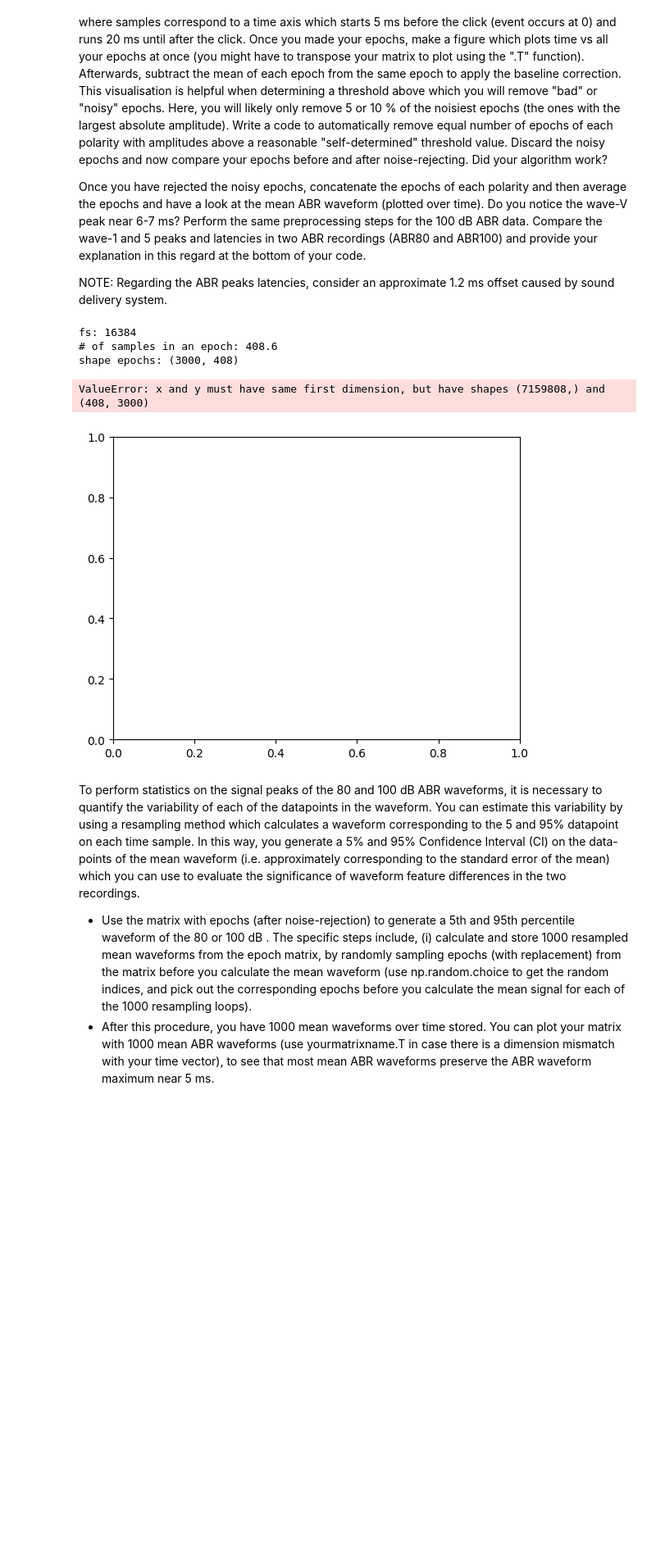
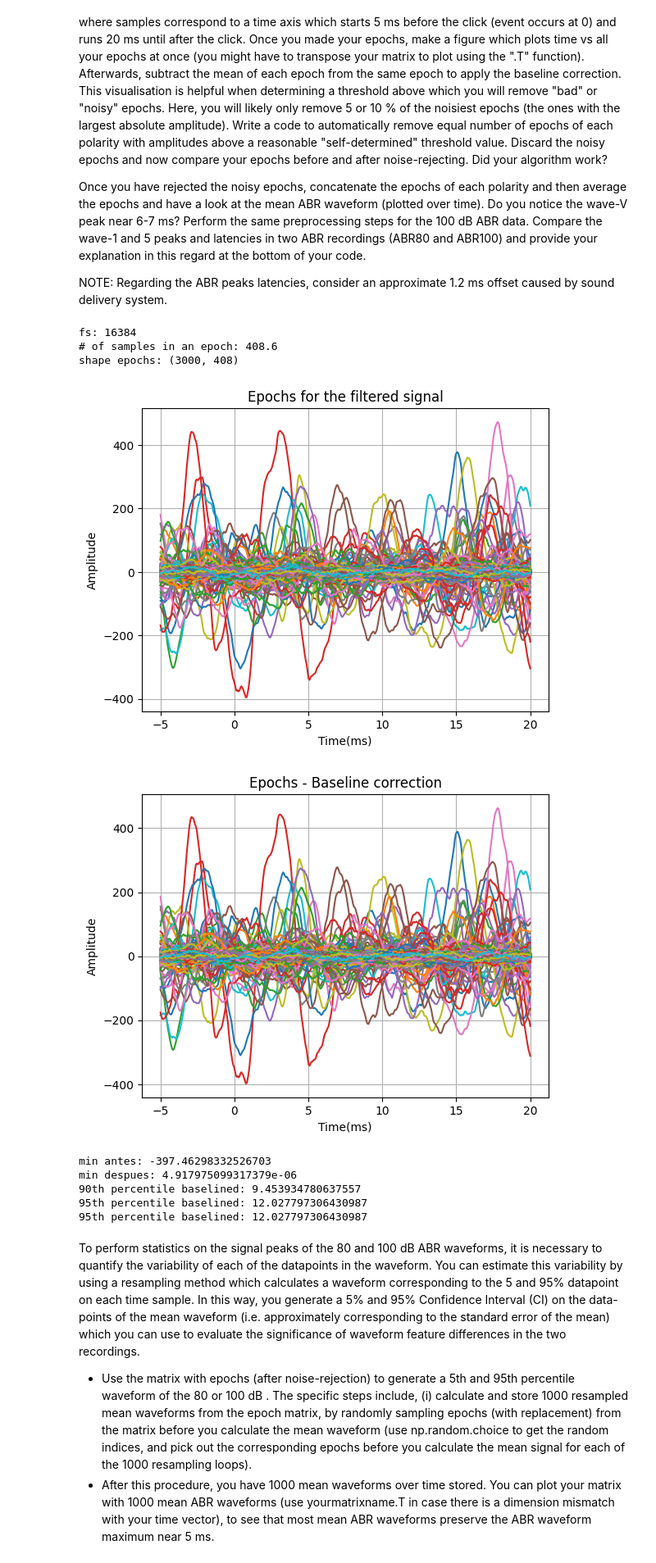
Before and after one commit to cesarz10/Auditory-computation, a Jupyter notebook: AudCompLab2_2022/Exercise_2022.ipynb, the cells around one changed output. Shown at 82% size. Cells and saved outputs as stored; diff of their text form; code cells hidden in the pictures; blank space fills up the shorter version.

```diff
--- a/AudCompLab2_2022/Exercise_2022.ipynb
+++ b/AudCompLab2_2022/Exercise_2022.ipynb
@@ -180,47 +196,77 @@ NOTE: Regarding the ABR peaks latencies, consider an approximate 1.2 ms offset c
 - Cut signal: 5ms before trigger onset (indx events) up to 20ms after trigger event. DONE
 - Count the number of events you will have (len(indx)) and make a matrix with dimensions (len(indx) x samples) DONE
     -> samples: time axis which starts 5ms before click until 20ms after the click # DONE
-- When epochs are done, plot time vs all the epochs at once (may have to transpose matrix with .T function)
-- Subtract the mean of each epoch from the same epoch to apply baseline correction
+- When epochs are done, plot time vs all the epochs at once (may have to transpose matrix with .T function) DONE
+- Subtract the mean of each epoch from the same epoch to apply baseline correction. DONE
 - Write a code to automatically remove equal number of epochs of each polarity with amplitudes above a reasonable "self determined"
-  threshold value
+  threshold value (?) -> of each polarity?
 - discard the noisy epochs and compare your epochs before and after noise-rejecting. did it work?
 
 - After rejecting noisy epochs, concatenate the epochs of each polarity and then average the epochs and look at the mean ABR waveform (over time)
 - Do you notice the wave-V peak near 6-7ms?, provide your explanation in this regard at the bottom of your code
 
         -- Regarding the ABR peaks latencies, onsider an approximate 1.2ms offset caused by sound delivery system --
 '''
 
 # print(indx_80)
 # print(max(time))
 print(f"fs: {FS}")
 FSm = FS / 1000
 nsamples_epoch = (25*FSm)-1 # int is 410
 print(f"# of samples in an epoch: {nsamples_epoch}")
 
 epochs = np.zeros([len(indx_80), int(nsamples_epoch)]) # rows x columns -> len(indx) x samples
+time_epoch = np.linspace(-5, 20, 408)
+
 print(f"shape epochs: {epochs.shape}") # 3000 triggers, 410 samples in 25ms
 
 # creating epochs matrix
 for i in range(len(indx_80)):
     click = indx_80[i]
     epochs[i] = Filtered_sig[click - int(5*FSm): click + int(20*FSm)] # from (click - 5ms) to (click + 20ms)
+    plt.plot(time_epoch, epochs[i])
+plt.xlabel("Time(ms)")
+plt.ylabel("Amplitude")
+plt.title("Epochs for the filtered signal")
+plt.grid()
+plt.show()
 
-# print(epochs)
 
-# for epoch in epochs:
-    # print(f"shape: {epoch.shape}")
-    # print(epoch)
-plt.plot(time.T, epochs.T)
+# baseline correction for each epoch
+epochs_baseline = [(epoch - np.mean(epoch)) for epoch in epochs]
 
-# plt.show()
+# plotting every epoch (baseline)
+for i in range(len(epochs)):
+    plt.plot(time_epoch, epochs_baseline[i])
+
+plt.title("Epochs - Baseline correction")
+plt.xlabel("Time(ms)")
+plt.ylabel("Amplitude")
+plt.grid()
+plt.show()
+
+
+# removing with 10% -> 90th percentile
+print(f"min antes: {np.min(epochs_baseline)}")
+flat_epochs = np.ndarray.flatten(np.array(np.abs(epochs_baseline)))
+print(f"min despues: {np.min(np.abs(epochs_baseline))}")
+percentile_90 = np.percentile(np.abs(epochs_baseline), 90)
+percentile_95 = np.percentile(np.abs(epochs_baseline), 95)
+percentile_95_flat = np.percentile(flat_epochs, 95)
+print(f"90th percentile baselined: {percentile_90}\n95th percentile baselined: {percentile_95}\n95th percentile baselined: {percentile_95_flat}")
+
+# remove the epoch if its max value is above the selected percentile
 # %% [output]
 fs: 16384
 # of samples in an epoch: 408.6
 shape epochs: (3000, 408)
+[figure, new version]
+[figure, added]
-ValueError: x and y must have same first dimension, but have shapes (7159808,) and (408, 3000)
+min antes: -397.46298332526703
+min despues: 4.917975099317379e-06
+90th percentile baselined: 9.453934780637557
+95th percentile baselined: 12.027797306430987
+95th percentile baselined: 12.027797306430987
-[figure, old version]
 # %%
 #your code goes here (ABR_100 analysis)
 # %% [markdown]
```
Also changed, not shown: parts of 2 cells of this notebook.
